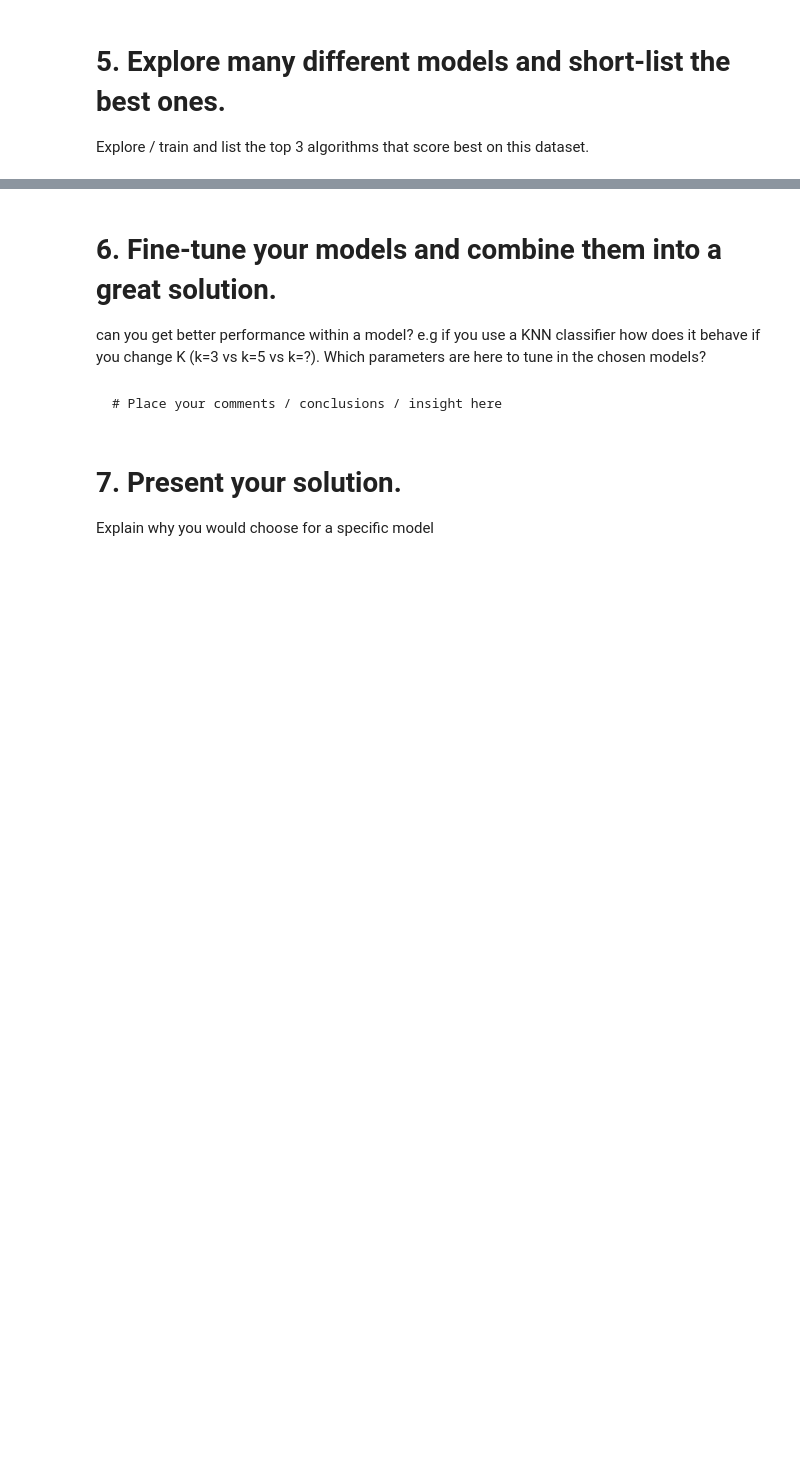
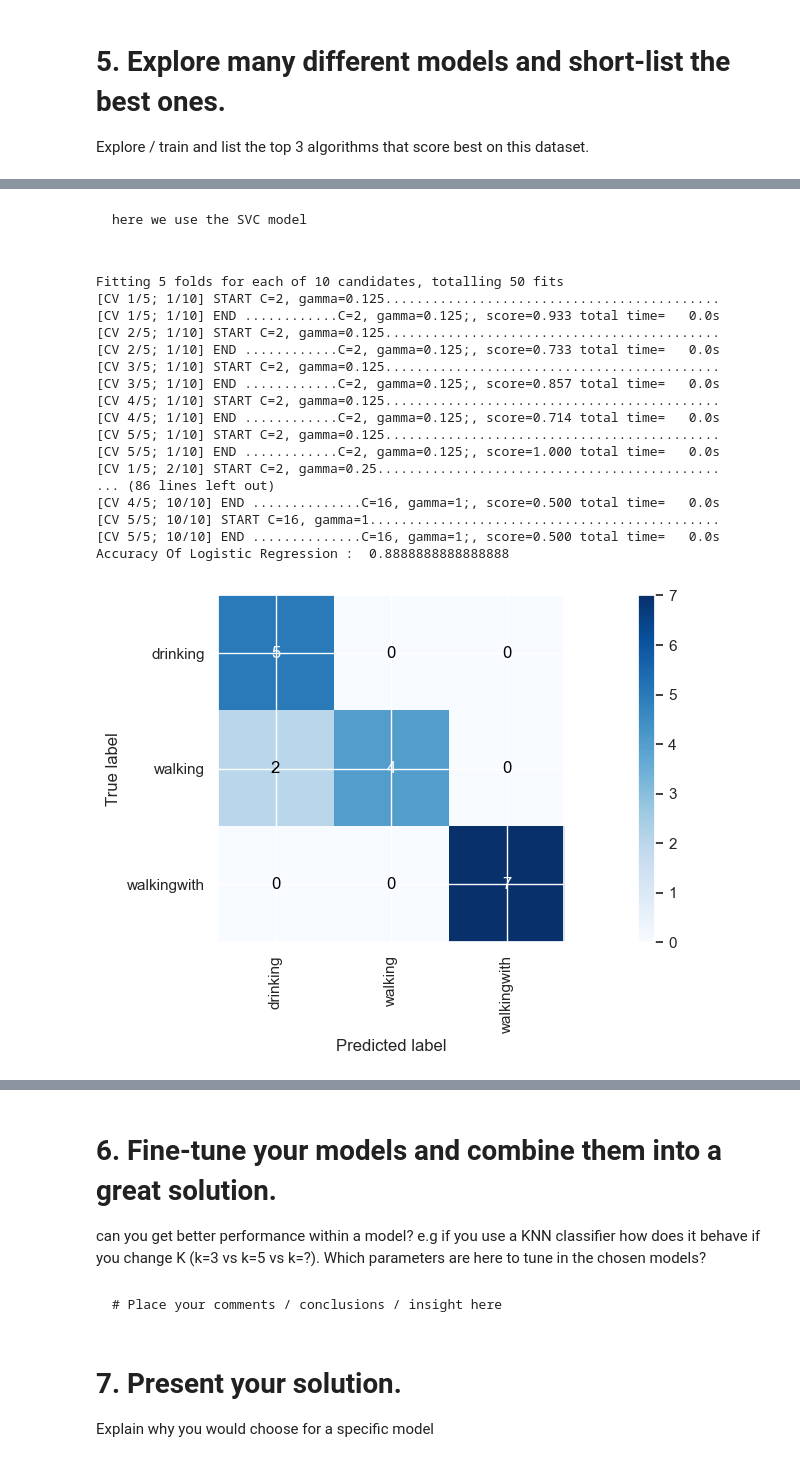
Before and after one commit to BoerTonnie/AIS_Group_20, a Jupyter notebook: Group_Assignment1_HumanActivity.ipynb, the cells around one changed output, grey strips where cells are left out. Saved outputs shown, nothing was run; the diff lists cells and outputs as text; code cells hidden in the pictures; blank space fills up the shorter version.

````diff
--- a/Group_Assignment1_HumanActivity.ipynb
+++ b/Group_Assignment1_HumanActivity.ipynb
@@ -591,0 +765,41 @@ Explore / train and list the top 3 algorithms that score best on this dataset.
+# %% [markdown]
+```
+here we use the SVC model
+# %%
+# svc
+params = {
+    'C':[2,4,8,16],
+    'gamma': [0.125, 0.250, 0.5, 1]
+}
+svm_model = SVC(kernel='rbf')
+
+random_cv = RandomizedSearchCV(svm_model, param_distributions=params, random_state = 42, verbose=10)
+random_cv.fit(X_train, y_train)
+random_cv.best_params_
+svc_model = SVC(gamma=0.125, C=2)
+svc_model.fit(X_train, y_train)
+y_pred = svc_model.predict(X_test)
+
+svc_accuracy = accuracy_score(y_test, y_pred)
+print("Accuracy Of Logistic Regression : ", svc_accuracy)
+cm = confusion_matrix(y_test, y_pred)
+plot_confusion_matrix(cm,np.unique(y_pred))
+# %% [output]
+Fitting 5 folds for each of 10 candidates, totalling 50 fits
+[CV 1/5; 1/10] START C=2, gamma=0.125...........................................
+[CV 1/5; 1/10] END ............C=2, gamma=0.125;, score=0.933 total time=   0.0s
+[CV 2/5; 1/10] START C=2, gamma=0.125...........................................
+[CV 2/5; 1/10] END ............C=2, gamma=0.125;, score=0.733 total time=   0.0s
+[CV 3/5; 1/10] START C=2, gamma=0.125...........................................
+[CV 3/5; 1/10] END ............C=2, gamma=0.125;, score=0.857 total time=   0.0s
+[CV 4/5; 1/10] START C=2, gamma=0.125...........................................
+[CV 4/5; 1/10] END ............C=2, gamma=0.125;, score=0.714 total time=   0.0s
+[CV 5/5; 1/10] START C=2, gamma=0.125...........................................
+[CV 5/5; 1/10] END ............C=2, gamma=0.125;, score=1.000 total time=   0.0s
+[CV 1/5; 2/10] START C=2, gamma=0.25............................................
+... (86 lines left out)
+[CV 4/5; 10/10] END ..............C=16, gamma=1;, score=0.500 total time=   0.0s
+[CV 5/5; 10/10] START C=16, gamma=1.............................................
+[CV 5/5; 10/10] END ..............C=16, gamma=1;, score=0.500 total time=   0.0s
+Accuracy Of Logistic Regression :  0.8888888888888888
+[figure, added]
````
Also changed, not shown: parts of 29 cells of this notebook.
